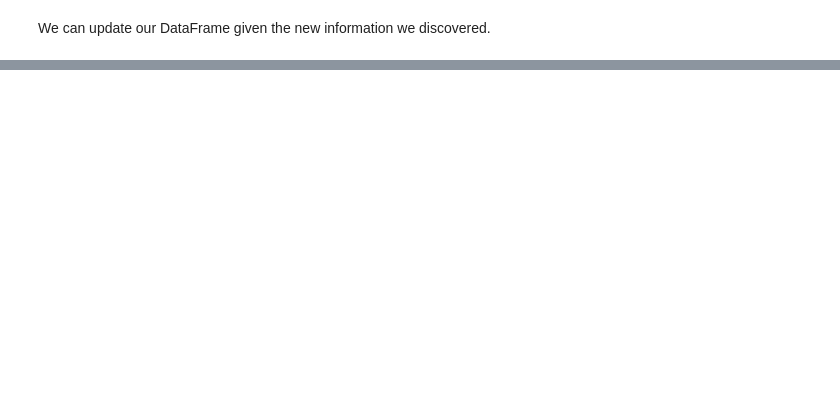
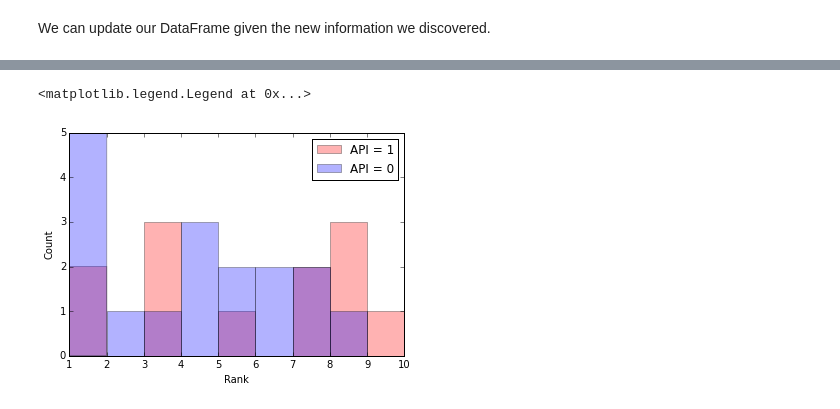
Before and after one commit to rmoakler/learning-data-science, a Jupyter notebook: 2015-09-29 Dealing with data.ipynb, the cells around one changed output, grey strips where cells are left out. Drawn from its saved outputs; the diff is of its cells as text; code cells hidden in the pictures; blank space fills up the shorter version.

```diff
--- a/2015-09-29 Dealing with data.ipynb
+++ b/2015-09-29 Dealing with data.ipynb
@@ -144,0 +261,11 @@ users.head()
+# %%
+import matplotlib.pyplot as plt
+
+plt.hist(list(survey.loc[survey['api'] == 1, 'terminal']), color="red", alpha=0.3, bins=range(1, 11), label="API = 1")
+plt.hist(list(survey.loc[survey['api'] == 0, 'terminal']), color="blue", alpha=0.3, bins=range(1, 11), label="API = 0")
+plt.ylabel('Count')
+plt.xlabel('Rank')
+plt.legend()
+# %% [output]
+<matplotlib.legend.Legend at 0x...>
+[figure, added]
```
Also changed, not shown: parts of 33 cells of this notebook.
